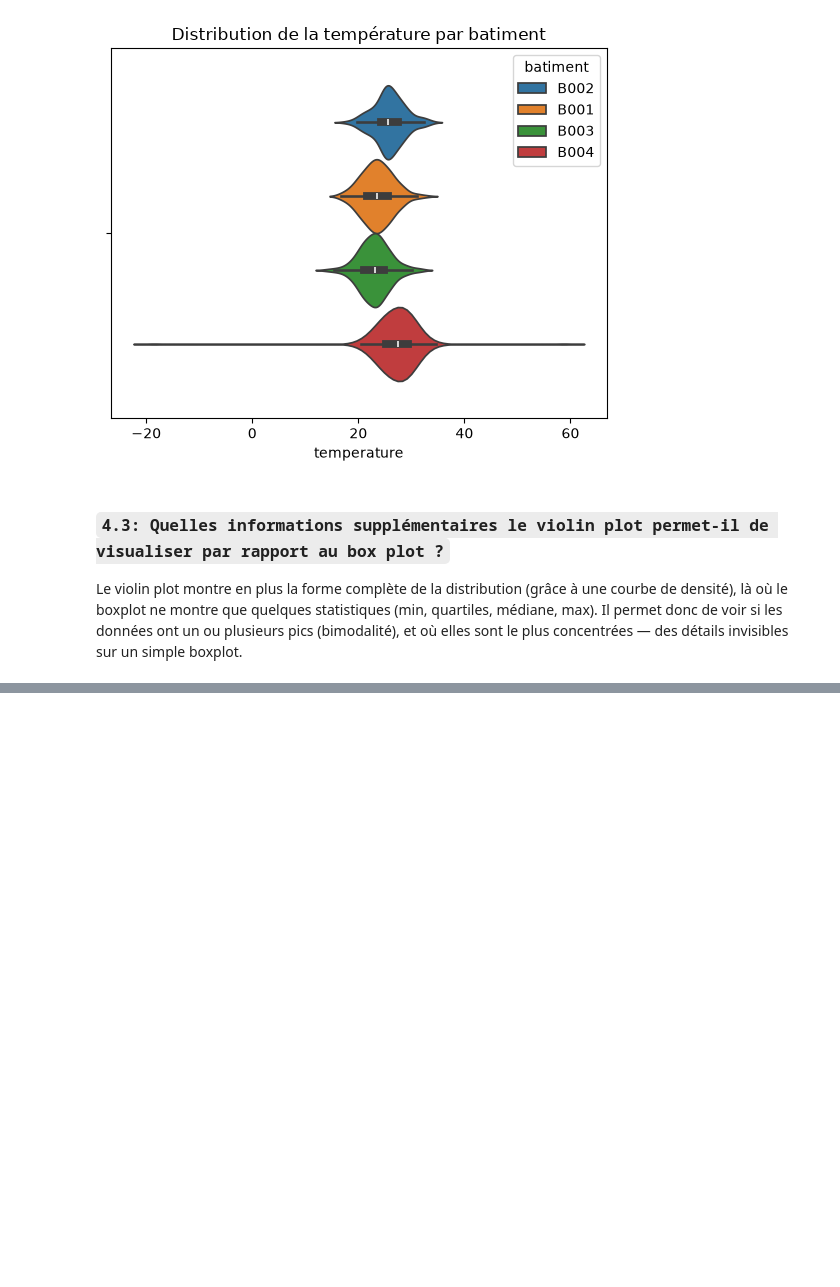
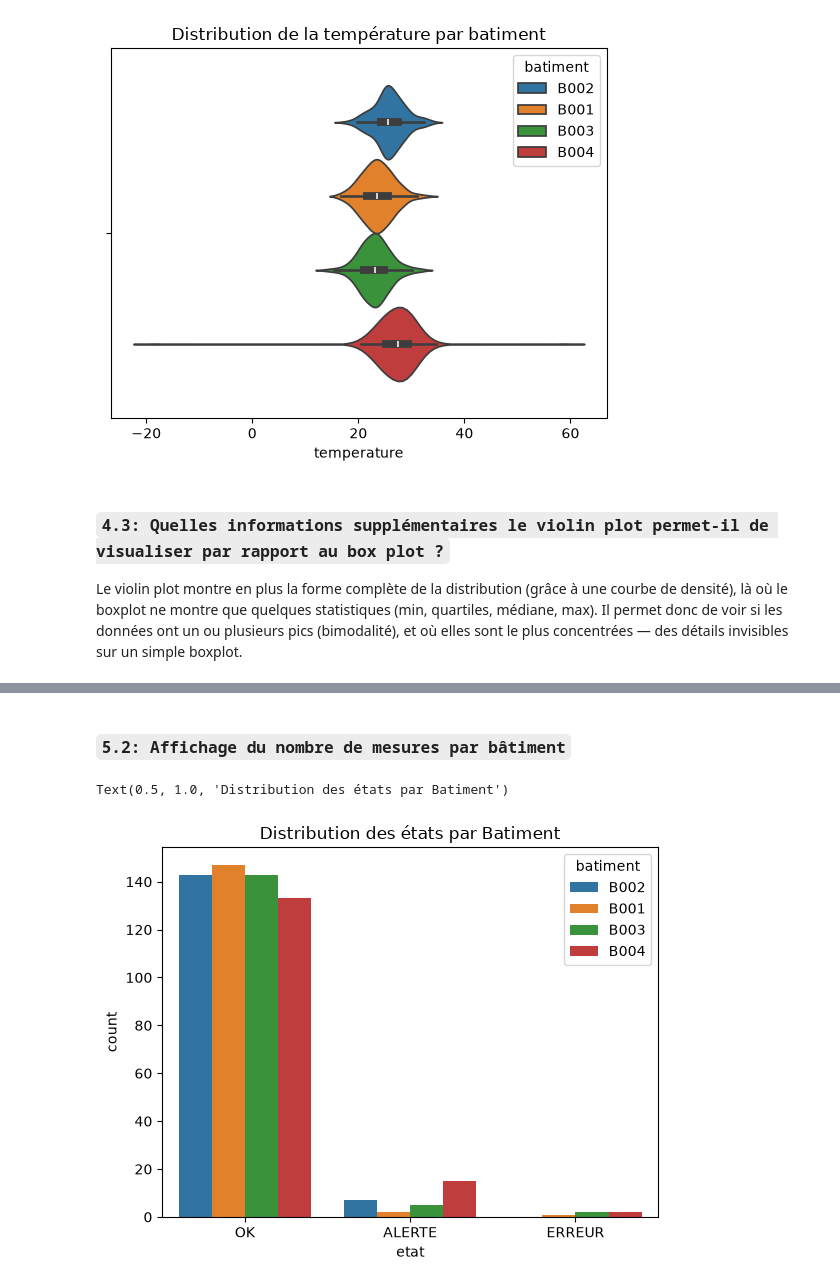
Before and after one commit to Alassanee/atelier_seaborn_iot, a Jupyter notebook: notebooks/atelier_seaborn_iot.ipynb, the cells around one changed output, grey strips where cells are left out. Drawn from its saved outputs; the diff is of its cells as text; code cells hidden in the pictures; blank space fills up the shorter version.

```diff
--- a/notebooks/atelier_seaborn_iot.ipynb
+++ b/notebooks/atelier_seaborn_iot.ipynb
@@ -352,0 +362,8 @@ simple boxplot.
+# %% [markdown]
+### `5.2: Affichage du nombre de mesures par bâtiment`
+# %%
+sns.countplot(data=df, x="etat", hue='batiment')
+plt.title("Distribution des états par Batiment")
+# %% [output]
+Text(0.5, 1.0, 'Distribution des états par Batiment')
+[figure, added]
```
Also changed, not shown: parts of 7 cells of this notebook.
